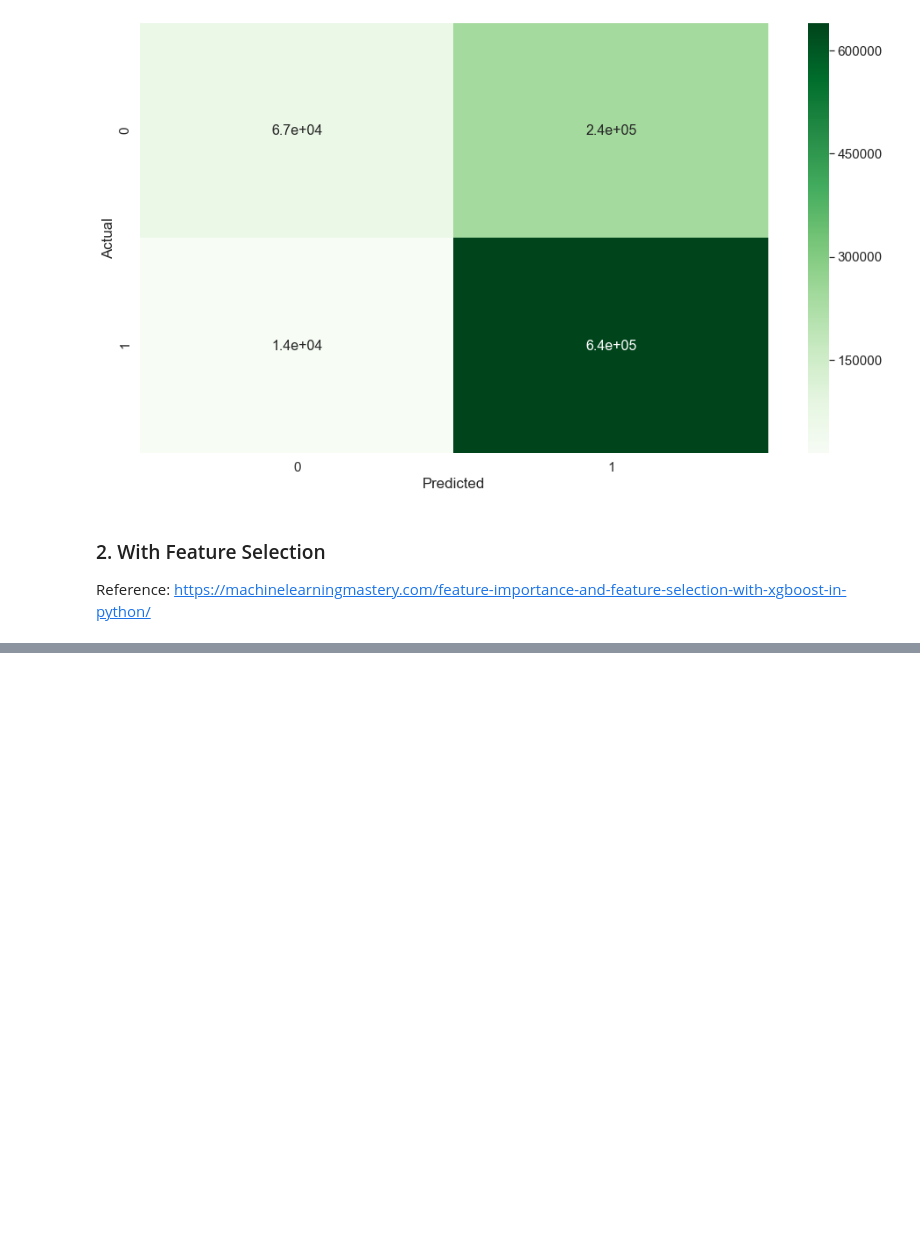
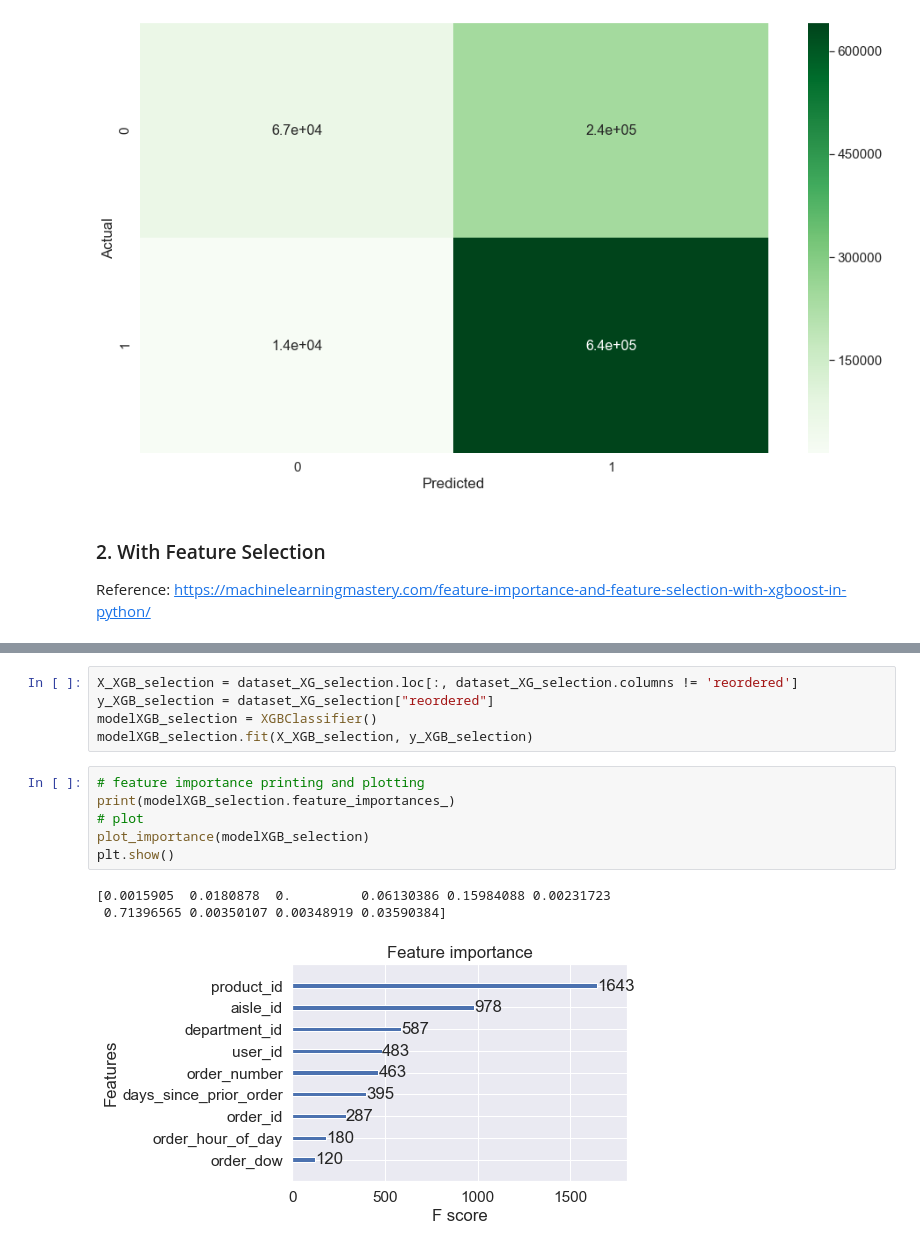
Before and after one commit to velwu/iSchool_Summer2020_proj, a Jupyter notebook: ML_Logistic_Reg_Tryout_Vel_W.ipynb, the cells around one changed output, grey strips where cells are left out. Drawn from its saved outputs; the diff is of its cells as text; blank space fills up the shorter version.

Commit message:
Added feature selection via XGBoost in-package functions

```diff
--- a/ML_Logistic_Reg_Tryout_Vel_W.ipynb
+++ b/ML_Logistic_Reg_Tryout_Vel_W.ipynb
@@ -557,0 +578,15 @@ Reference: https://machinelearningmastery.com/feature-importance-and-feature-sel
+# %%
+X_XGB_selection = dataset_XG_selection.loc[:, dataset_XG_selection.columns != 'reordered']
+y_XGB_selection = dataset_XG_selection["reordered"]
+modelXGB_selection = XGBClassifier()
+modelXGB_selection.fit(X_XGB_selection, y_XGB_selection)
+# %%
+# feature importance printing and plotting
+print(modelXGB_selection.feature_importances_)
+# plot
+plot_importance(modelXGB_selection)
+plt.show()
+# %% [output]
+[0.0015905  0.0180878  0.         0.06130386 0.15984088 0.00231723
+ 0.71396565 0.00350107 0.00348919 0.03590384]
+[figure, added]
```
Also changed, not shown: parts of 14 cells of this notebook.
